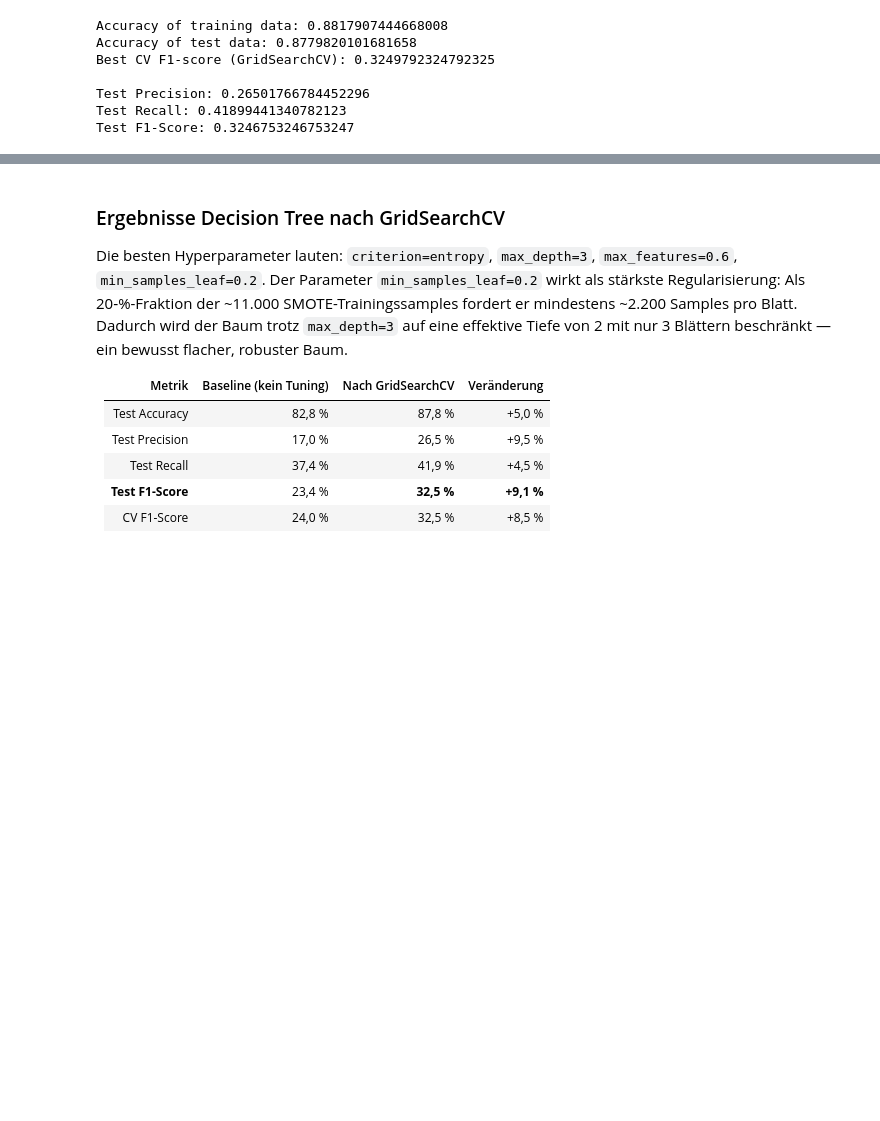
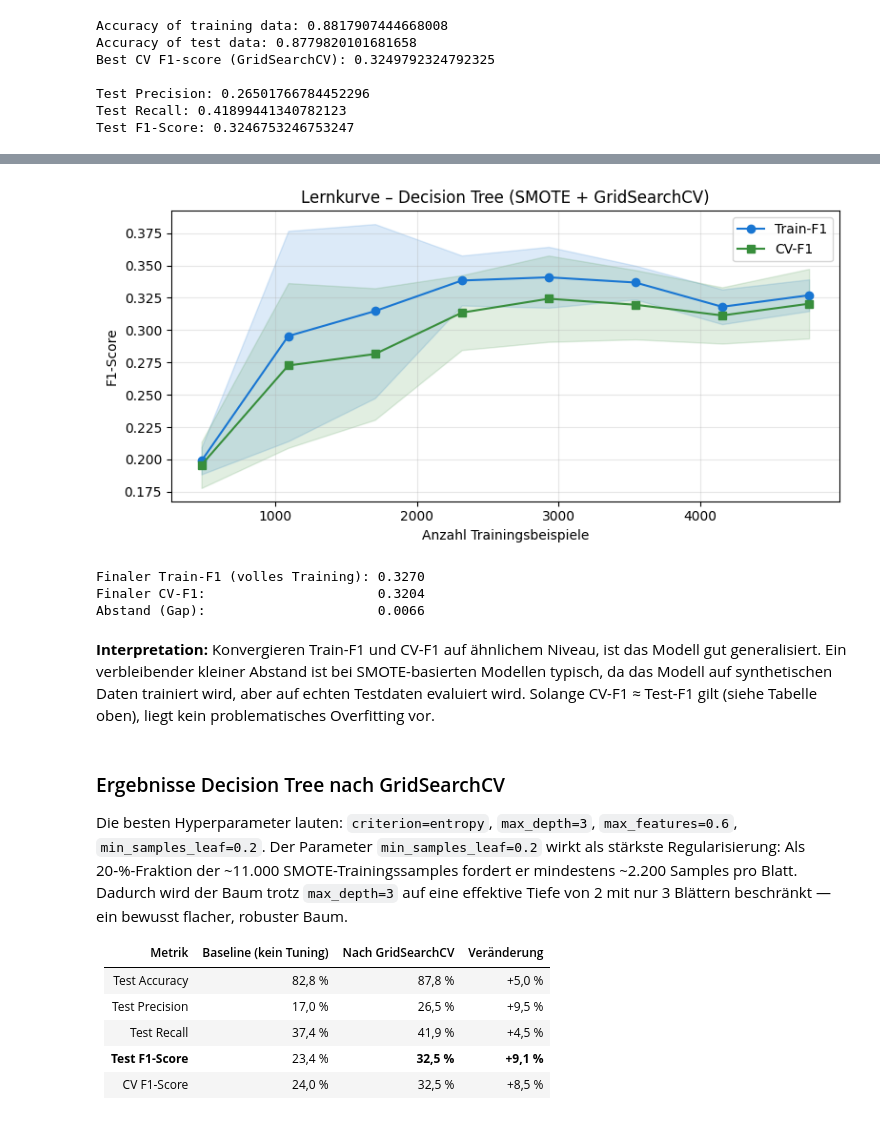
Before and after one commit to PatrickSchubert-Munich/DataScience_and_ML_Assignment, a Jupyter notebook: 01_Classification/Assignment_01_2130238.ipynb, the cells around one changed output, grey strips where cells are left out. Saved outputs shown, nothing was run; the diff lists cells and outputs as text; code cells hidden in the pictures; blank space fills up the shorter version.

```diff
--- a/01_Classification/Assignment_01_2130238.ipynb
+++ b/01_Classification/Assignment_01_2130238.ipynb
@@ -1817,3 +1891,49 @@ Test F1-Score: 0.3246753246753247
+# %%
+from sklearn.model_selection import learning_curve
+
+# Lernkurve für das optimierte Decision-Tree-Modell (inkl. SMOTE in Pipeline)
+train_sizes, train_scores, val_scores = learning_curve(
+    clf_tree_GS,
+    X_train,
+    y_train,
+    cv=StratifiedKFold(n_splits=5, shuffle=True, random_state=RANDOM_STATE),
+    scoring='f1',
+    train_sizes=np.linspace(0.1, 1.0, 8),
+    n_jobs=-1
+)
+
+train_f1_mean = train_scores.mean(axis=1)
+val_f1_mean   = val_scores.mean(axis=1)
+train_f1_std  = train_scores.std(axis=1)
+val_f1_std    = val_scores.std(axis=1)
+
+plt.figure(figsize=(8, 4))
+plt.plot(train_sizes, train_f1_mean, 'o-', color='#1976D2', label='Train-F1')
+plt.fill_between(train_sizes,
+                 train_f1_mean - train_f1_std,
+                 train_f1_mean + train_f1_std, alpha=0.15, color='#1976D2')
+plt.plot(train_sizes, val_f1_mean, 's-', color='#388E3C', label='CV-F1')
+plt.fill_between(train_sizes,
+                 val_f1_mean - val_f1_std,
+                 val_f1_mean + val_f1_std, alpha=0.15, color='#388E3C')
+plt.xlabel('Anzahl Trainingsbeispiele')
+plt.ylabel('F1-Score')
+plt.title('Lernkurve – Decision Tree (SMOTE + GridSearchCV)')
+plt.legend()
+plt.grid(True, alpha=0.3)
+plt.tight_layout()
+plt.show()
+
+print(f"Finaler Train-F1 (volles Training): {train_f1_mean[-1]:.4f}")
+print(f"Finaler CV-F1:                      {val_f1_mean[-1]:.4f}")
+print(f"Abstand (Gap):                      {abs(train_f1_mean[-1] - val_f1_mean[-1]):.4f}")
+# %% [output]
+[figure, added]
+Finaler Train-F1 (volles Training): 0.3270
+Finaler CV-F1:                      0.3204
+Abstand (Gap):                      0.0066
+# %% [markdown]
+**Interpretation:** Konvergieren Train-F1 und CV-F1 auf ähnlichem Niveau, ist das Modell gut generalisiert. Ein verbleibender kleiner Abstand ist bei SMOTE-basierten Modellen typisch, da das Modell auf synthetischen Daten trainiert wird, aber auf echten Testdaten evaluiert wird. Solange CV-F1 ≈ Test-F1 gilt (siehe Tabelle oben), liegt kein problematisches Overfitting vor.
 # %% [markdown]
 ### Ergebnisse Decision Tree nach GridSearchCV
 
```
Also changed, not shown: parts of 26 cells of this notebook, 1 other file.
